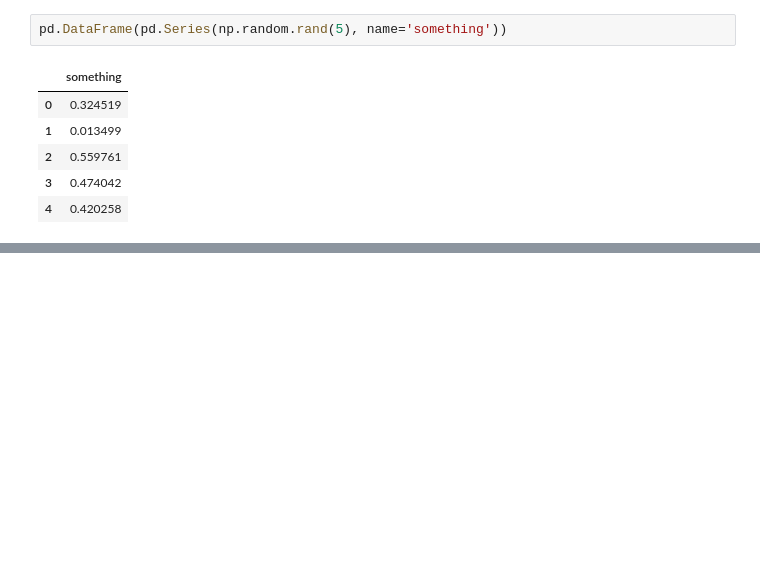
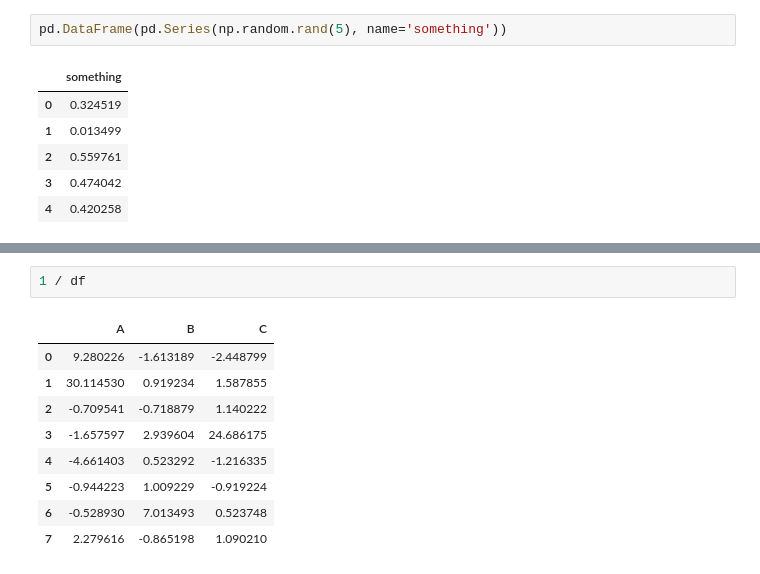
Before and after one commit to Leighson/lighthouse-data-notes-v2, a Jupyter notebook: w01_e/notes.ipynb, the cells around one changed output, grey strips where cells are left out. Drawn from its saved outputs; the diff is of its cells as text; blank space fills up the shorter version.

```diff
--- a/w01_e/notes.ipynb
+++ b/w01_e/notes.ipynb
@@ -283,0 +344,12 @@ pd.DataFrame(pd.Series(np.random.rand(5), name='something'))
+# %%
+1 / df
+# %% [output]
+|  | A | B | C |
+| 0 | 9.280226 | -1.613189 | -2.448799 |
+| 1 | 30.114530 | 0.919234 | 1.587855 |
+| 2 | -0.709541 | -0.718879 | 1.140222 |
+| 3 | -1.657597 | 2.939604 | 24.686175 |
+| 4 | -4.661403 | 0.523292 | -1.216335 |
+| 5 | -0.944223 | 1.009229 | -0.919224 |
+| 6 | -0.528930 | 7.013493 | 0.523748 |
+| 7 | 2.279616 | -0.865198 | 1.090210 |
```
Also changed, not shown: parts of 15 cells of this notebook.
